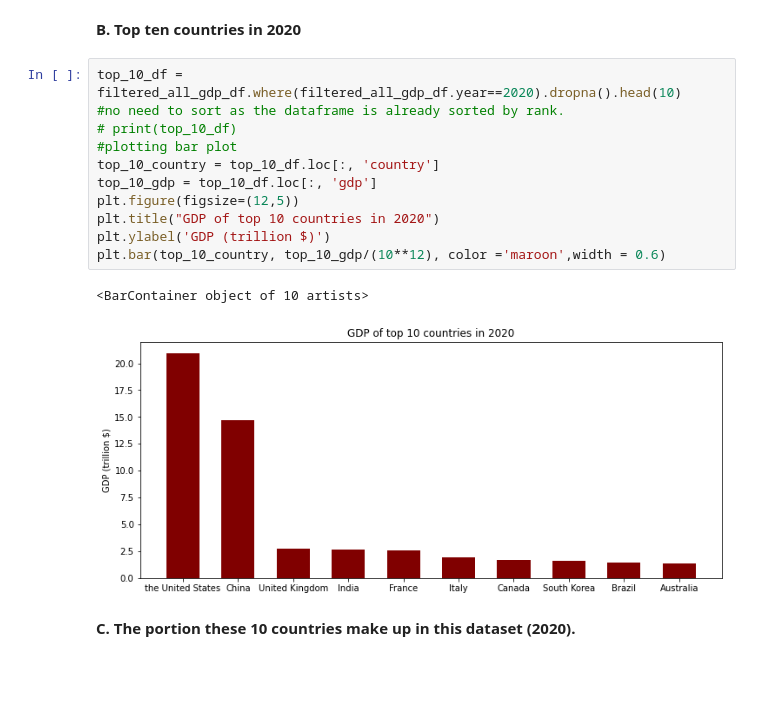
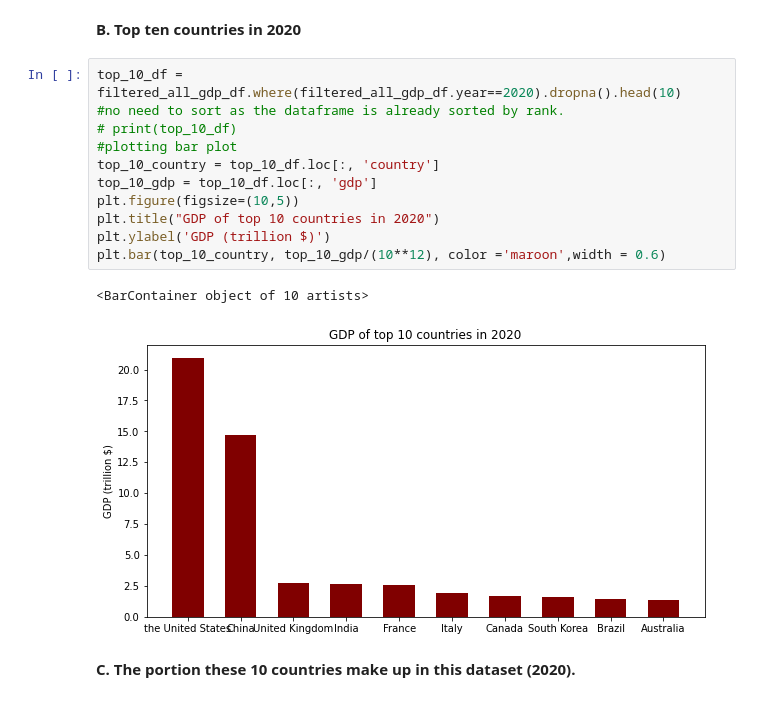
Before and after one commit to Prashant528/GDP_DATA_EDA, a Jupyter notebook: notebookc95ef18f39.ipynb, the cells around one changed output. Cells and saved outputs as stored; diff of their text form; blank space fills up the shorter version.

```diff
--- a/notebookc95ef18f39.ipynb
+++ b/notebookc95ef18f39.ipynb
@@ -232,17 +232,17 @@ plt.plot(years, total_gdp_per_yr)
 # %%
 top_10_df = filtered_all_gdp_df.where(filtered_all_gdp_df.year==2020).dropna().head(10)
 #no need to sort as the dataframe is already sorted by rank.
 # print(top_10_df)
 #plotting bar plot
 top_10_country = top_10_df.loc[:, 'country']
 top_10_gdp = top_10_df.loc[:, 'gdp']
-plt.figure(figsize=(12,5))
+plt.figure(figsize=(10,5))
 plt.title("GDP of top 10 countries in 2020")
 plt.ylabel('GDP (trillion $)')
 plt.bar(top_10_country, top_10_gdp/(10**12), color ='maroon',width = 0.6)
 # %% [output]
 <BarContainer object of 10 artists>
-[figure, old version]
+[figure, new version]
 # %% [markdown]
 **C. The portion these 10 countries make up in this dataset (2020).**
 # %%
```
Also changed, not shown: parts of 6 cells of this notebook.
